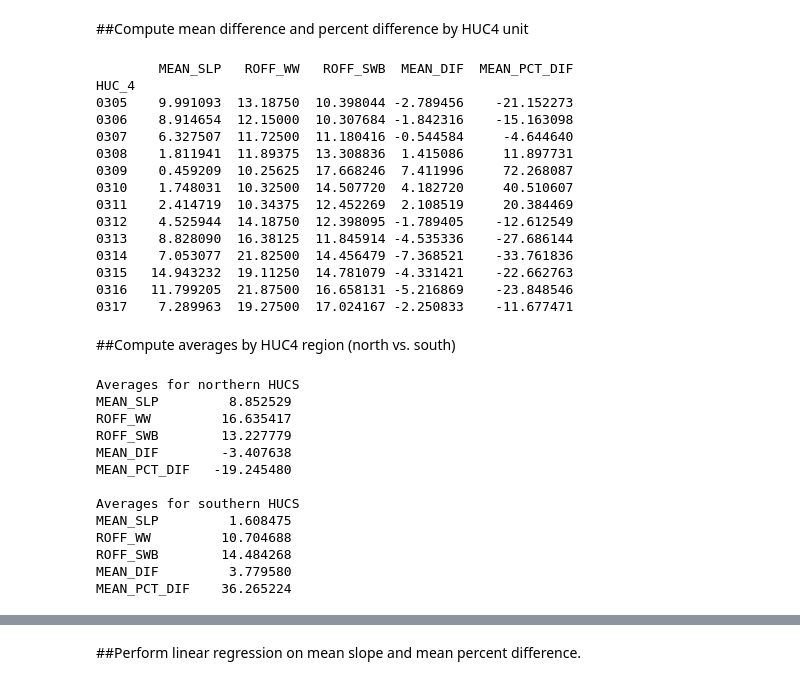
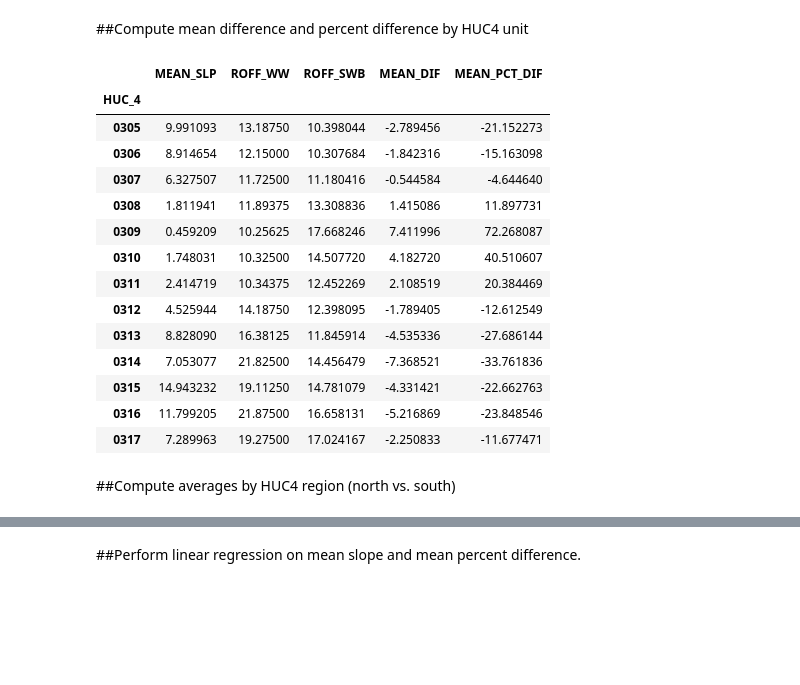
Before and after one commit to jbellino-usgs/notebooks, a Jupyter notebook: swb_runoff_comparison/Analysis.ipynb, the cells around one changed output, grey strips where cells are left out. Drawn from its saved outputs; the diff is of its cells as text; code cells hidden in the pictures; blank space fills up the shorter version.

```diff
--- a/swb_runoff_comparison/Analysis.ipynb
+++ b/swb_runoff_comparison/Analysis.ipynb
@@ -114,45 +118,27 @@ avg_ww_df = pd.DataFrame(ww_df.mean(), columns=['MEAN']).rename(columns={'MEAN':
 avg_swb_df = pd.DataFrame(swb_df.mean(), columns=['MEAN']).rename(columns={'MEAN': 'ROFF_SWB'})
 
 avg_df = slp_df.copy()
-avg_df['ROFF_WW'] = avg_ww_df
-avg_df['ROFF_SWB'] = avg_swb_df
+avg_df['ROFF_WW'] = ww_df.mean()
+avg_df['ROFF_SWB'] = swb_df.mean()
 avg_df['MEAN_DIF'] = avg_df['ROFF_SWB']-avg_df['ROFF_WW']
 avg_df['MEAN_PCT_DIF'] = (avg_df['MEAN_DIF']/avg_df['ROFF_WW'])*100.
-print avg_df.to_string()
-# %% [output]
-        MEAN_SLP   ROFF_WW   ROFF_SWB  MEAN_DIF  MEAN_PCT_DIF
-HUC_4
-0305    9.991093  13.18750  10.398044 -2.789456    -21.152273
-0306    8.914654  12.15000  10.307684 -1.842316    -15.163098
-0307    6.327507  11.72500  11.180416 -0.544584     -4.644640
-0308    1.811941  11.89375  13.308836  1.415086     11.897731
-0309    0.459209  10.25625  17.668246  7.411996     72.268087
-0310    1.748031  10.32500  14.507720  4.182720     40.510607
-0311    2.414719  10.34375  12.452269  2.108519     20.384469
-0312    4.525944  14.18750  12.398095 -1.789405    -12.612549
-0313    8.828090  16.38125  11.845914 -4.535336    -27.686144
-0314    7.053077  21.82500  14.456479 -7.368521    -33.761836
-0315   14.943232  19.11250  14.781079 -4.331421    -22.662763
-0316   11.799205  21.87500  16.658131 -5.216869    -23.848546
-0317    7.289963  19.27500  17.024167 -2.250833    -11.677471
+# %%
+avg_df
+# %% [output]
+|  | MEAN_SLP | ROFF_WW | ROFF_SWB | MEAN_DIF | MEAN_PCT_DIF |
+| HUC_4 |  |  |  |  |  |
+| 0305 | 9.991093 | 13.18750 | 10.398044 | -2.789456 | -21.152273 |
+| 0306 | 8.914654 | 12.15000 | 10.307684 | -1.842316 | -15.163098 |
+| 0307 | 6.327507 | 11.72500 | 11.180416 | -0.544584 | -4.644640 |
+| 0308 | 1.811941 | 11.89375 | 13.308836 | 1.415086 | 11.897731 |
+| 0309 | 0.459209 | 10.25625 | 17.668246 | 7.411996 | 72.268087 |
+| 0310 | 1.748031 | 10.32500 | 14.507720 | 4.182720 | 40.510607 |
+| 0311 | 2.414719 | 10.34375 | 12.452269 | 2.108519 | 20.384469 |
+| 0312 | 4.525944 | 14.18750 | 12.398095 | -1.789405 | -12.612549 |
+| 0313 | 8.828090 | 16.38125 | 11.845914 | -4.535336 | -27.686144 |
+| 0314 | 7.053077 | 21.82500 | 14.456479 | -7.368521 | -33.761836 |
+| 0315 | 14.943232 | 19.11250 | 14.781079 | -4.331421 | -22.662763 |
+| 0316 | 11.799205 | 21.87500 | 16.658131 | -5.216869 | -23.848546 |
+| 0317 | 7.289963 | 19.27500 | 17.024167 | -2.250833 | -11.677471 |
 # %% [markdown]
 ##Compute averages by HUC4 region (north vs. south)
-# %%
-hucs_n = ['0305', '0306', '0307', '0312', '0313', '0314', '0315', '0316', '0317']
-hucs_s = ['0308', '0309', '0310', '0311']
-print 'Averages for northern HUCS\n{}\n\nAverages for southern HUCS\n{}'.format(avg_df.loc[hucs_n].mean().to_string(),
-                                                                                avg_df.loc[hucs_s].mean().to_string())
-# %% [output]
-Averages for northern HUCS
-MEAN_SLP         8.852529
-ROFF_WW         16.635417
-ROFF_SWB        13.227779
-MEAN_DIF        -3.407638
-MEAN_PCT_DIF   -19.245480
-
-Averages for southern HUCS
-MEAN_SLP         1.608475
-ROFF_WW         10.704688
-ROFF_SWB        14.484268
-MEAN_DIF         3.779580
-MEAN_PCT_DIF    36.265224
```
Also changed, not shown: parts of 8 cells of this notebook.
